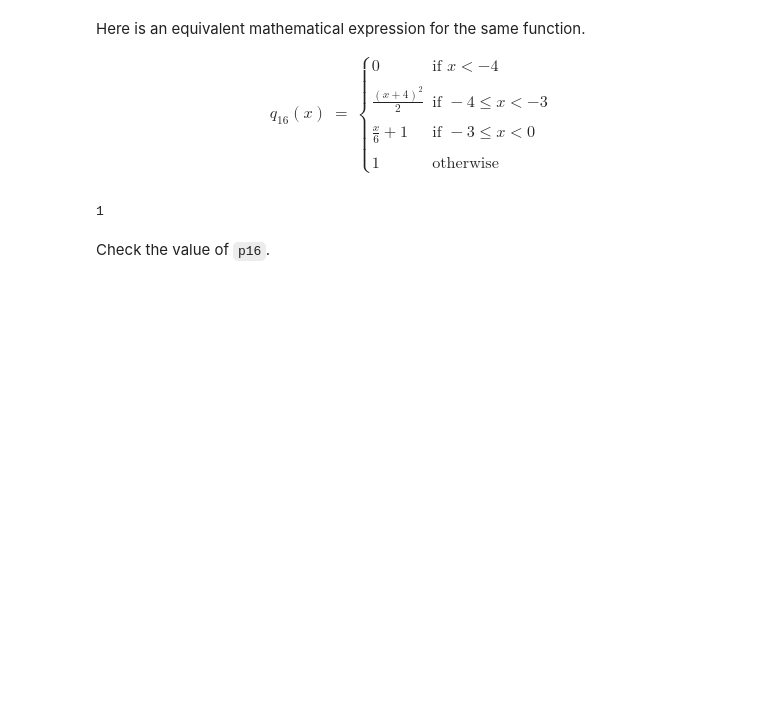
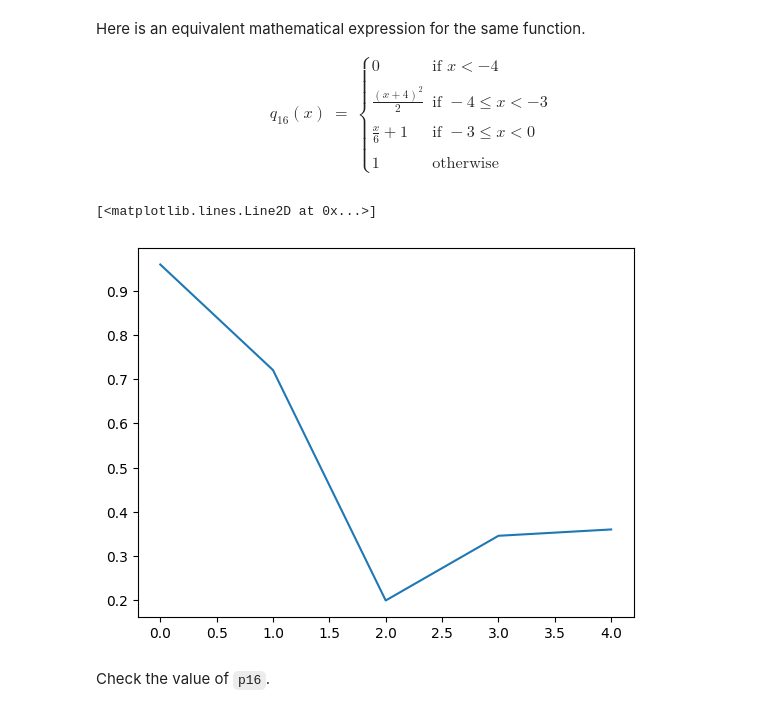
Before and after one commit to brittanygenzmann/dx601-homework-05, a Jupyter notebook: homework.ipynb, the cells around one changed output. Drawn from its saved outputs; the diff is of its cells as text; code cells hidden in the pictures; blank space fills up the shorter version.

```diff
--- a/homework.ipynb
+++ b/homework.ipynb
@@ -507,10 +507,11 @@ q_{16}(x) & = & \begin{cases}
 1 & \text{otherwise}
 \end{cases}
 \end{array}
-# %%
-q16(0.5)
-# %% [output]
-1
+# %%
+plt.plot([random.random()for q16 in range(-4,1)])
+# %% [output]
+[<matplotlib.lines.Line2D at 0x...>]
+[figure, added]
 # %%
 # YOUR ANSWER HERE
 
```
Also changed, not shown: parts of 2 cells of this notebook.
